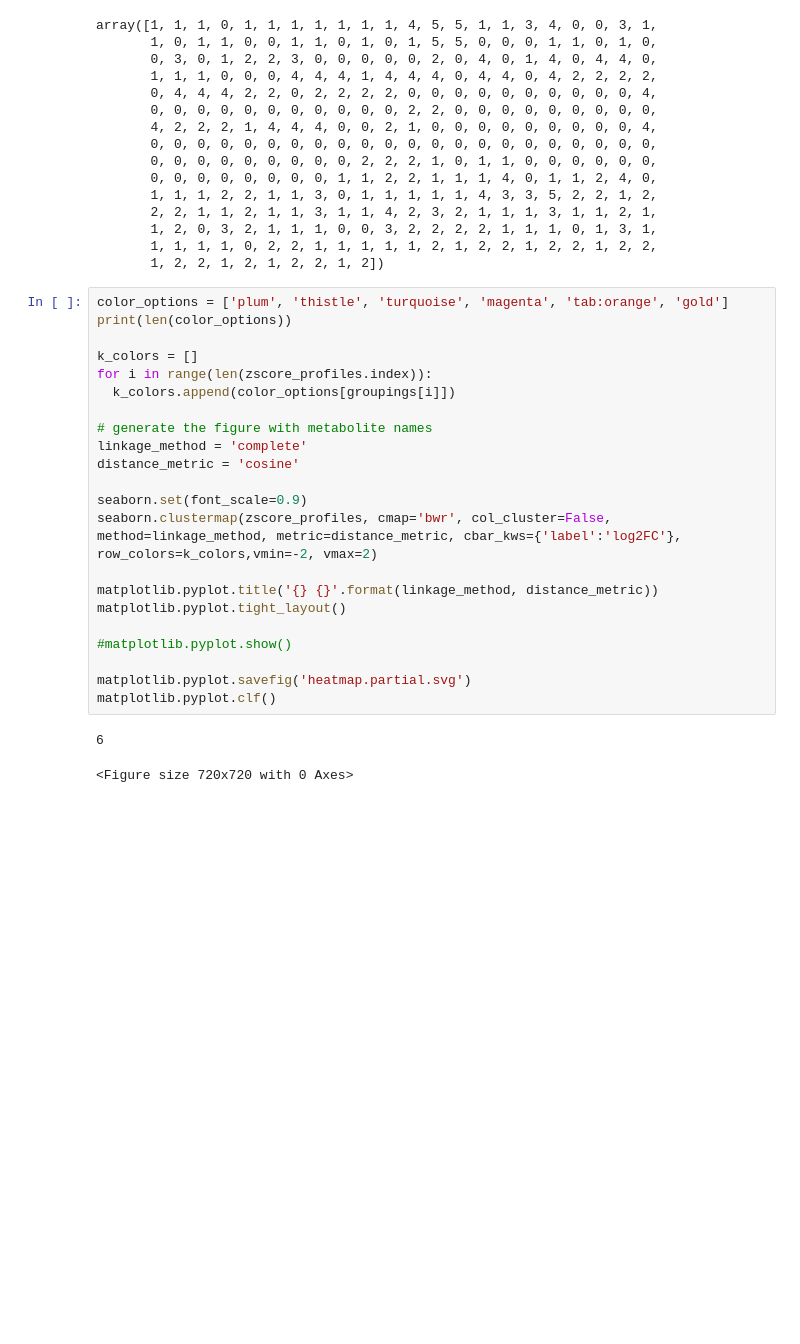
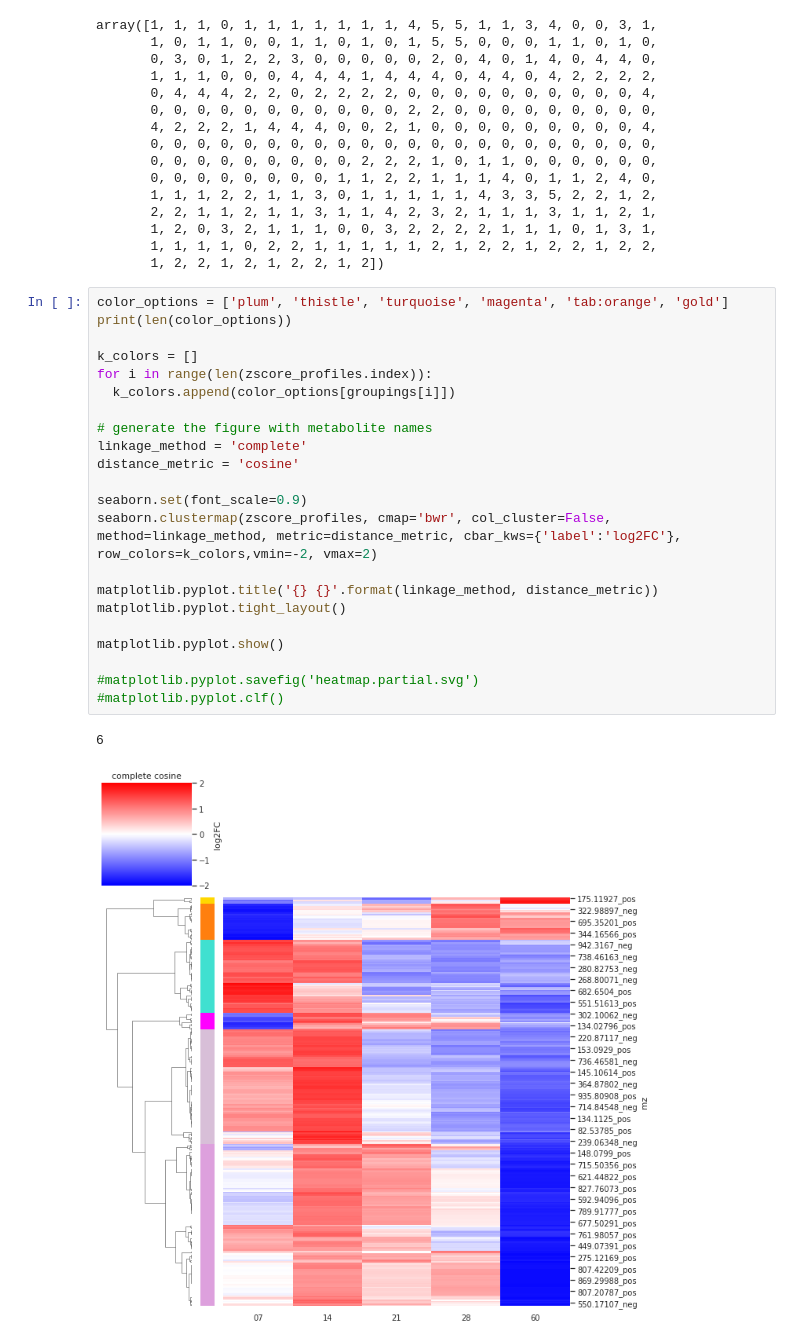
Before and after one commit to adelomana/healing, a Jupyter notebook: clustering_biomarkers_partial.ipynb, the cells around one changed output. Drawn from its saved outputs; the diff is of its cells as text; blank space fills up the shorter version.

```diff
--- a/clustering_biomarkers_partial.ipynb
+++ b/clustering_biomarkers_partial.ipynb
@@ -259,25 +294,25 @@ array([1, 1, 1, 0, 1, 1, 1, 1, 1, 1, 1, 4, 5, 5, 1, 1, 3, 4, 0, 0, 3, 1,
 # %%
 color_options = ['plum', 'thistle', 'turquoise', 'magenta', 'tab:orange', 'gold']
 print(len(color_options))
 
 k_colors = []
 for i in range(len(zscore_profiles.index)):
   k_colors.append(color_options[groupings[i]])
 
 # generate the figure with metabolite names
 linkage_method = 'complete'
 distance_metric = 'cosine'
 
 seaborn.set(font_scale=0.9)
 seaborn.clustermap(zscore_profiles, cmap='bwr', col_cluster=False, method=linkage_method, metric=distance_metric, cbar_kws={'label':'log2FC'}, row_colors=k_colors,vmin=-2, vmax=2)
 
 matplotlib.pyplot.title('{} {}'.format(linkage_method, distance_metric))
 matplotlib.pyplot.tight_layout()
 
-#matplotlib.pyplot.show()
+matplotlib.pyplot.show()
 
-matplotlib.pyplot.savefig('heatmap.partial.svg')
-matplotlib.pyplot.clf()
+#matplotlib.pyplot.savefig('heatmap.partial.svg')
+#matplotlib.pyplot.clf()
 # %% [output]
 6
-<Figure size 720x720 with 0 Axes>
+[figure, added]
```
Also changed, not shown: parts of 1 cell of this notebook.
